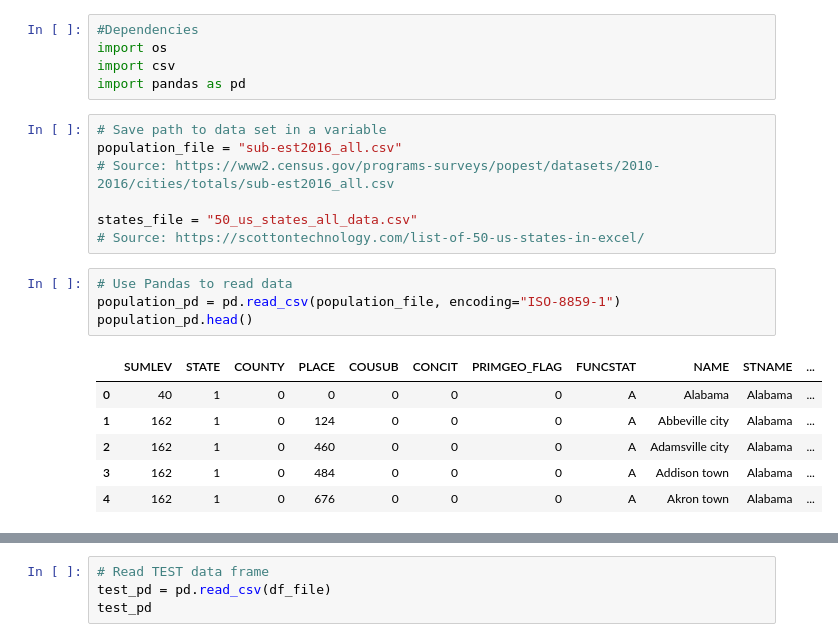
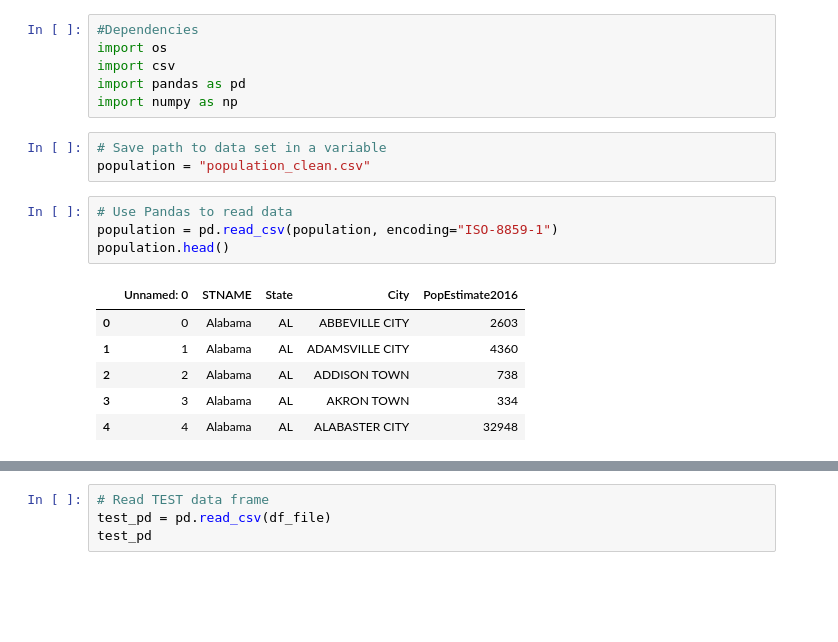
Before and after one commit to rabotr/proj-1-healthcare, a Jupyter notebook: TEST_Population_DATAFRAME.ipynb, the cells around one changed output, grey strips where cells are left out. Saved outputs shown, nothing was run; the diff lists cells and outputs as text; blank space fills up the shorter version.

```diff
--- a/TEST_Population_DATAFRAME.ipynb
+++ b/TEST_Population_DATAFRAME.ipynb
@@ -3,21 +3,18 @@
 import os
 import csv
 import pandas as pd
+import numpy as np
-# %%
-# Save path to data set in a variable
-population_file = "sub-est2016_all.csv"
-# Source: https://www2.census.gov/programs-surveys/popest/datasets/2010-2016/cities/totals/sub-est2016_all.csv
-
-states_file = "50_us_states_all_data.csv"
-# Source: https://scottontechnology.com/list-of-50-us-states-in-excel/
+# %%
+# Save path to data set in a variable
+population = "population_clean.csv"
 # %%
 # Use Pandas to read data
-population_pd = pd.read_csv(population_file, encoding="ISO-8859-1")
-population_pd.head()
+population = pd.read_csv(population, encoding="ISO-8859-1")
+population.head()
 # %% [output]
-|  | SUMLEV | STATE | COUNTY | PLACE | COUSUB | CONCIT | PRIMGEO_FLAG | FUNCSTAT | NAME | STNAME | ... |
-| 0 | 40 | 1 | 0 | 0 | 0 | 0 | 0 | A | Alabama | Alabama | ... |
-| 1 | 162 | 1 | 0 | 124 | 0 | 0 | 0 | A | Abbeville city | Alabama | ... |
-| 2 | 162 | 1 | 0 | 460 | 0 | 0 | 0 | A | Adamsville city | Alabama | ... |
-| 3 | 162 | 1 | 0 | 484 | 0 | 0 | 0 | A | Addison town | Alabama | ... |
-| 4 | 162 | 1 | 0 | 676 | 0 | 0 | 0 | A | Akron town | Alabama | ... |
+|  | Unnamed: 0 | STNAME | State | City | PopEstimate2016 |
+| 0 | 0 | Alabama | AL | ABBEVILLE CITY | 2603 |
+| 1 | 1 | Alabama | AL | ADAMSVILLE CITY | 4360 |
+| 2 | 2 | Alabama | AL | ADDISON TOWN | 738 |
+| 3 | 3 | Alabama | AL | AKRON TOWN | 334 |
+| 4 | 4 | Alabama | AL | ALABASTER CITY | 32948 |
```
Also changed, not shown: parts of 22 cells of this notebook.
